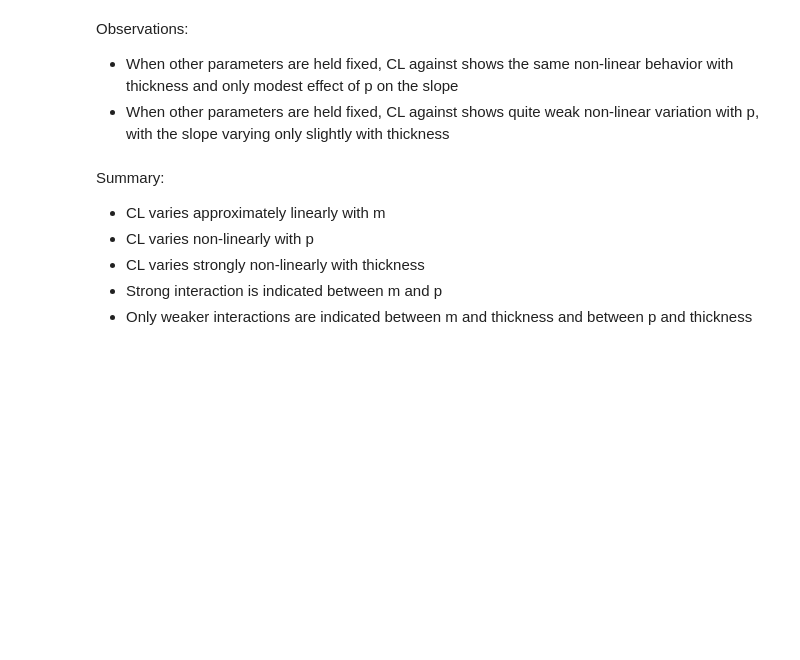
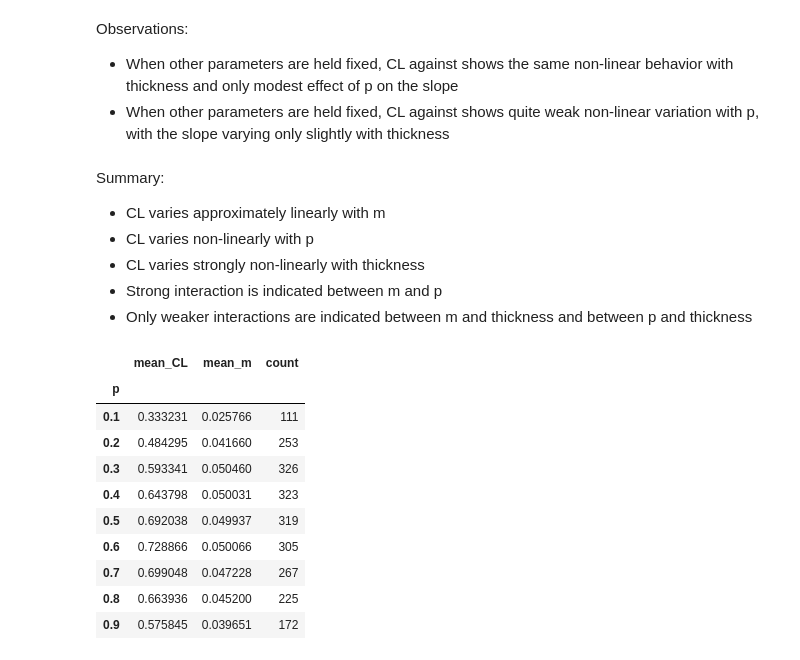
Before and after one commit to pmartinek1/airfoil-ml, a Jupyter notebook: notebooks/01_initial_eda.ipynb, the cells around one changed output. Cells and saved outputs as stored; diff of their text form; code cells hidden in the pictures; blank space fills up the shorter version.

```diff
--- a/notebooks/01_initial_eda.ipynb
+++ b/notebooks/01_initial_eda.ipynb
@@ -244,3 +227,21 @@ Summary:
 - CL varies strongly non-linearly with thickness
 - Strong interaction is indicated between m and p
 - Only weaker interactions are indicated between m and thickness and between p and thickness
+# %%
+df[df["converged"] & (df["p"] > 0)].groupby("p").agg(
+    mean_CL=("CL", "mean"),
+    mean_m=("m", "mean"),
+    count=("CL", "size")
+)
+# %% [output]
+|  | mean_CL | mean_m | count |
+| p |  |  |  |
+| 0.1 | 0.333231 | 0.025766 | 111 |
+| 0.2 | 0.484295 | 0.041660 | 253 |
+| 0.3 | 0.593341 | 0.050460 | 326 |
+| 0.4 | 0.643798 | 0.050031 | 323 |
+| 0.5 | 0.692038 | 0.049937 | 319 |
+| 0.6 | 0.728866 | 0.050066 | 305 |
+| 0.7 | 0.699048 | 0.047228 | 267 |
+| 0.8 | 0.663936 | 0.045200 | 225 |
+| 0.9 | 0.575845 | 0.039651 | 172 |
```
Also changed, not shown: parts of 3 cells of this notebook, 2 other files.
